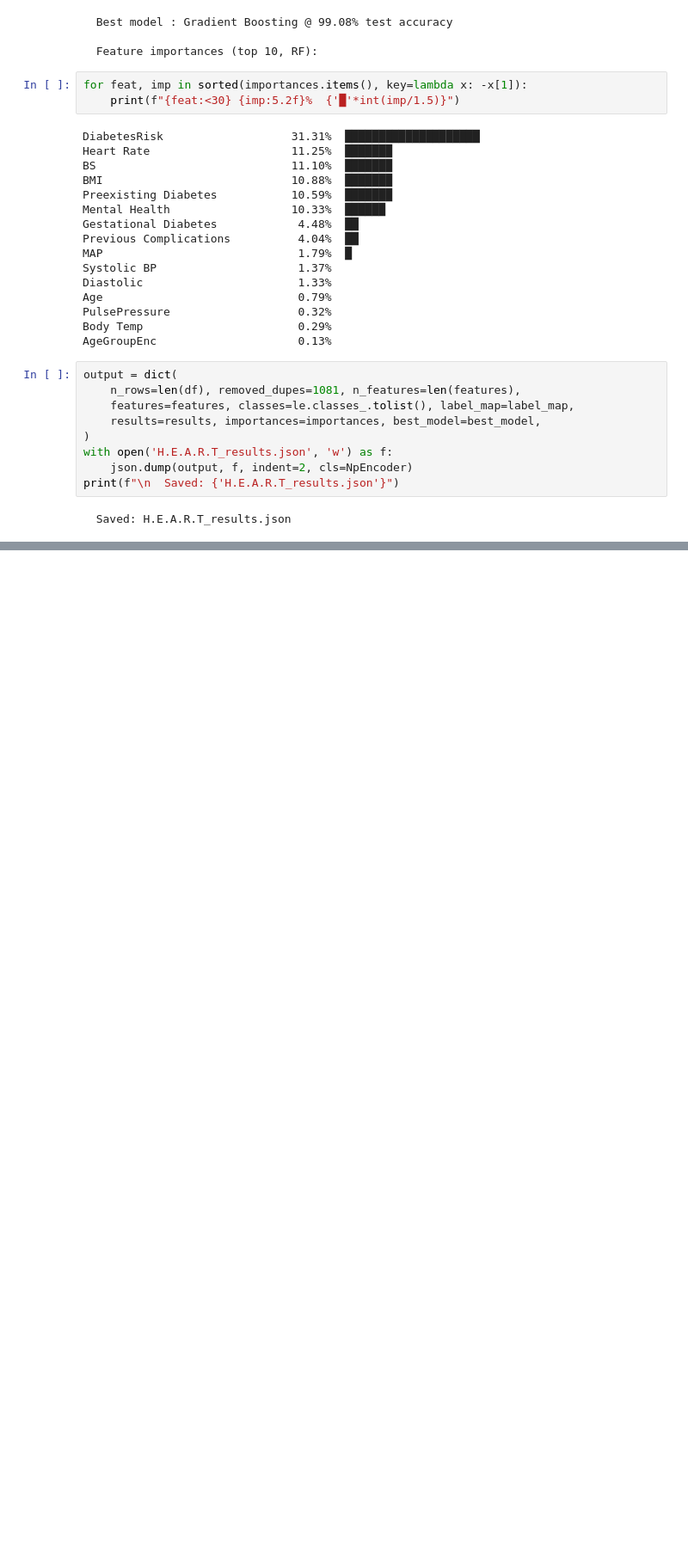
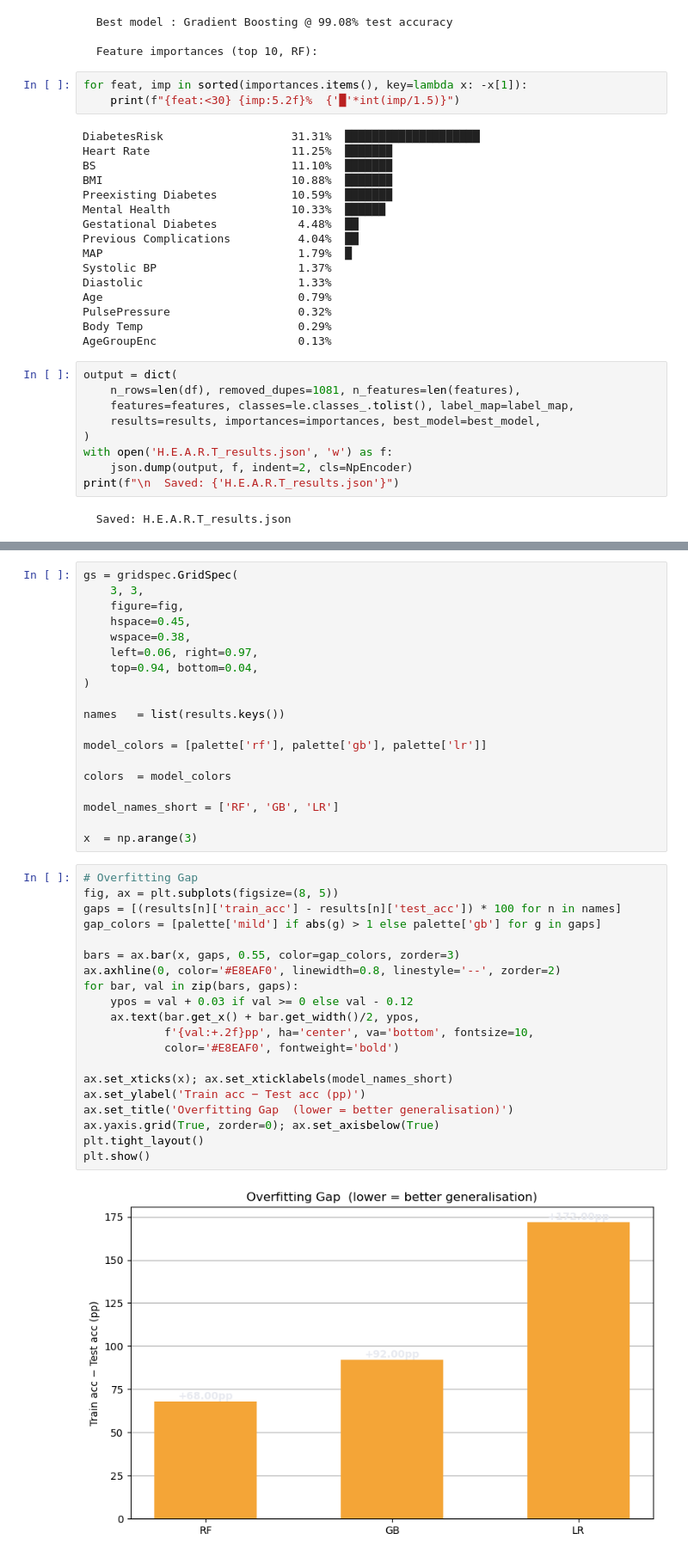
Before and after one commit to 123Gracy123/H.E.A.R.T-, a Jupyter notebook: HEART.ipynb, the cells around one changed output, grey strips where cells are left out. Shown at 86% size. Drawn from its saved outputs; the diff is of its cells as text; blank space fills up the shorter version.

Commit message:
add model visualizations

```diff
--- a/HEART.ipynb
+++ b/HEART.ipynb
@@ -253,0 +280,41 @@ print(f"\n  Saved: {'H.E.A.R.T_results.json'}")
+# %%
+gs = gridspec.GridSpec(
+    3, 3,
+    figure=fig,
+    hspace=0.45,
+    wspace=0.38,
+    left=0.06, right=0.97,
+    top=0.94, bottom=0.04,
+)
+
+names   = list(results.keys())
+
+model_colors = [palette['rf'], palette['gb'], palette['lr']]
+
+colors  = model_colors
+
+model_names_short = ['RF', 'GB', 'LR']
+
+x  = np.arange(3)
+# %%
+# Overfitting Gap
+fig, ax = plt.subplots(figsize=(8, 5))
+gaps = [(results[n]['train_acc'] - results[n]['test_acc']) * 100 for n in names]
+gap_colors = [palette['mild'] if abs(g) > 1 else palette['gb'] for g in gaps]
+
+bars = ax.bar(x, gaps, 0.55, color=gap_colors, zorder=3)
+ax.axhline(0, color='#E8EAF0', linewidth=0.8, linestyle='--', zorder=2)
+for bar, val in zip(bars, gaps):
+    ypos = val + 0.03 if val >= 0 else val - 0.12
+    ax.text(bar.get_x() + bar.get_width()/2, ypos,
+            f'{val:+.2f}pp', ha='center', va='bottom', fontsize=10,
+            color='#E8EAF0', fontweight='bold')
+
+ax.set_xticks(x); ax.set_xticklabels(model_names_short)
+ax.set_ylabel('Train acc − Test acc (pp)')
+ax.set_title('Overfitting Gap  (lower = better generalisation)')
+ax.yaxis.grid(True, zorder=0); ax.set_axisbelow(True)
+plt.tight_layout()
+plt.show()
+# %% [output]
+[figure, added]
```
Also changed, not shown: parts of 8 cells of this notebook, 3 other files.
